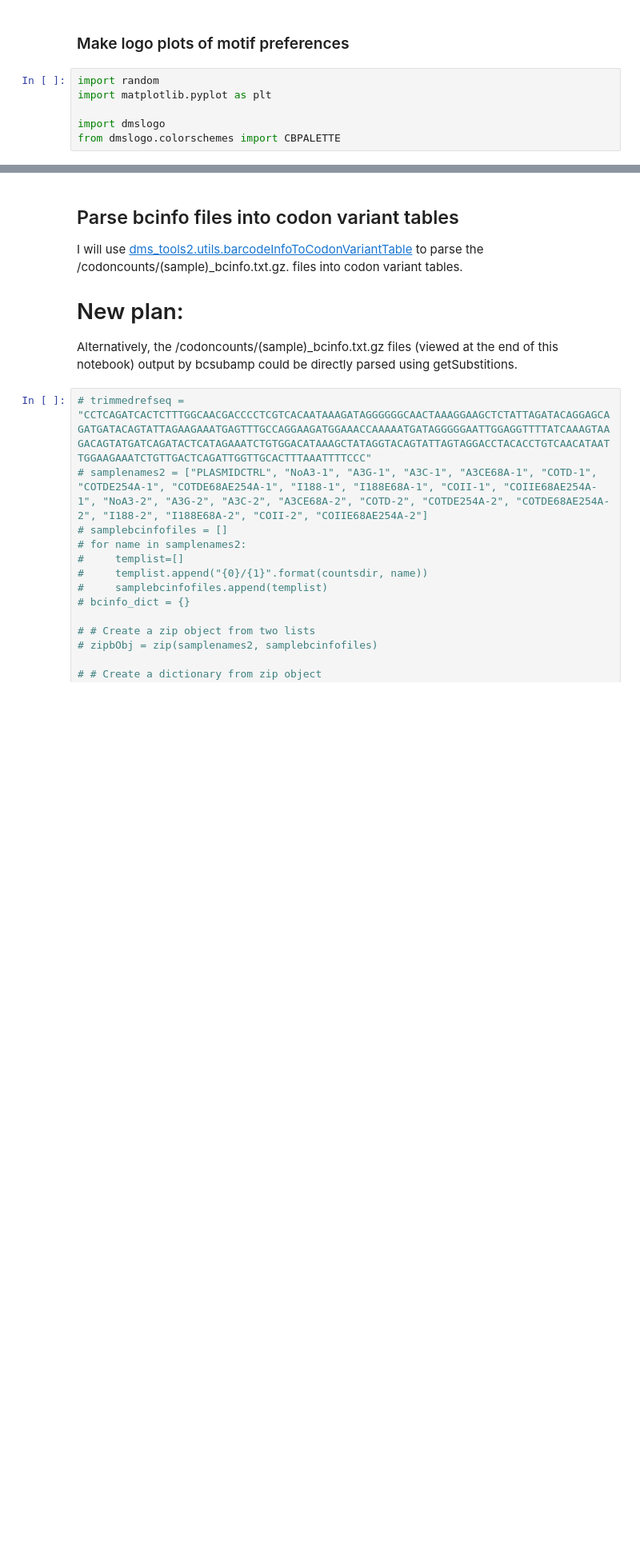
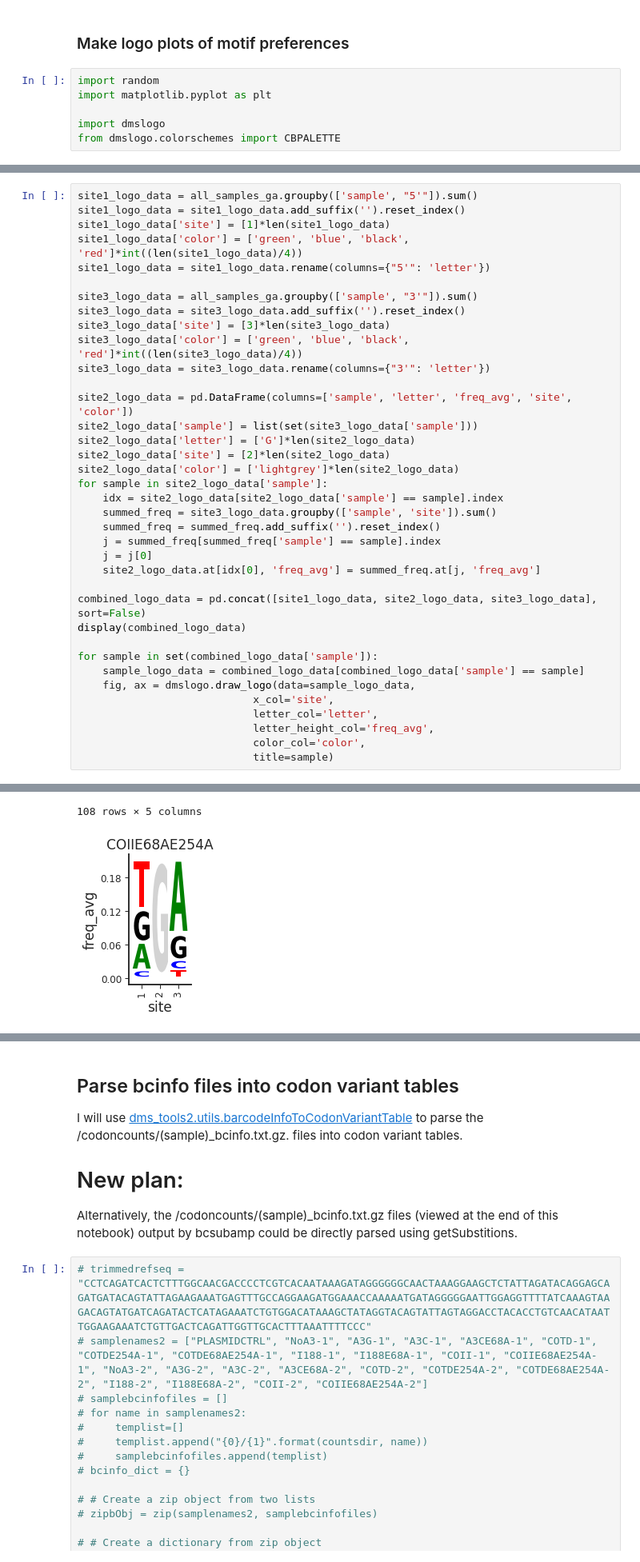
Before and after one commit to jbloomlab/SuperRestrictionFactor_Hypermutation, a Jupyter notebook: analysis_notebook.ipynb, the cells around one changed output, grey strips where cells are left out. Shown at 80% size. Drawn from its saved outputs; the diff is of its cells as text; blank space fills up the shorter version.

```diff
--- a/analysis_notebook.ipynb
+++ b/analysis_notebook.ipynb
@@ -909,0 +871,38 @@ KeyError: 'Sample'
+# %%
+site1_logo_data = all_samples_ga.groupby(['sample', "5'"]).sum()
+site1_logo_data = site1_logo_data.add_suffix('').reset_index()
+site1_logo_data['site'] = [1]*len(site1_logo_data)
+site1_logo_data['color'] = ['green', 'blue', 'black', 'red']*int((len(site1_logo_data)/4))
+site1_logo_data = site1_logo_data.rename(columns={"5'": 'letter'})
+
+site3_logo_data = all_samples_ga.groupby(['sample', "3'"]).sum()
+site3_logo_data = site3_logo_data.add_suffix('').reset_index()
+site3_logo_data['site'] = [3]*len(site3_logo_data)
+site3_logo_data['color'] = ['green', 'blue', 'black', 'red']*int((len(site3_logo_data)/4))
+site3_logo_data = site3_logo_data.rename(columns={"3'": 'letter'})
+
+site2_logo_data = pd.DataFrame(columns=['sample', 'letter', 'freq_avg', 'site', 'color'])
+site2_logo_data['sample'] = list(set(site3_logo_data['sample']))
+site2_logo_data['letter'] = ['G']*len(site2_logo_data)
+site2_logo_data['site'] = [2]*len(site2_logo_data)
+site2_logo_data['color'] = ['lightgrey']*len(site2_logo_data)
+for sample in site2_logo_data['sample']:
+    idx = site2_logo_data[site2_logo_data['sample'] == sample].index
+    summed_freq = site3_logo_data.groupby(['sample', 'site']).sum()
+    summed_freq = summed_freq.add_suffix('').reset_index()
+    j = summed_freq[summed_freq['sample'] == sample].index
+    j = j[0]
+    site2_logo_data.at[idx[0], 'freq_avg'] = summed_freq.at[j, 'freq_avg']
+
+combined_logo_data = pd.concat([site1_logo_data, site2_logo_data, site3_logo_data], sort=False)
+display(combined_logo_data)
+
+for sample in set(combined_logo_data['sample']):
+    sample_logo_data = combined_logo_data[combined_logo_data['sample'] == sample]
+    fig, ax = dmslogo.draw_logo(data=sample_logo_data,
+                            x_col='site',
+                            letter_col='letter',
+                            letter_height_col='freq_avg',
+                            color_col='color',
+                            title=sample)
+# %% [output]
@@ -909,0 +921,2 @@ KeyError: 'Sample'
+108 rows × 5 columns
+[figure, added]
```
Also changed, not shown: parts of 4 cells of this notebook.
